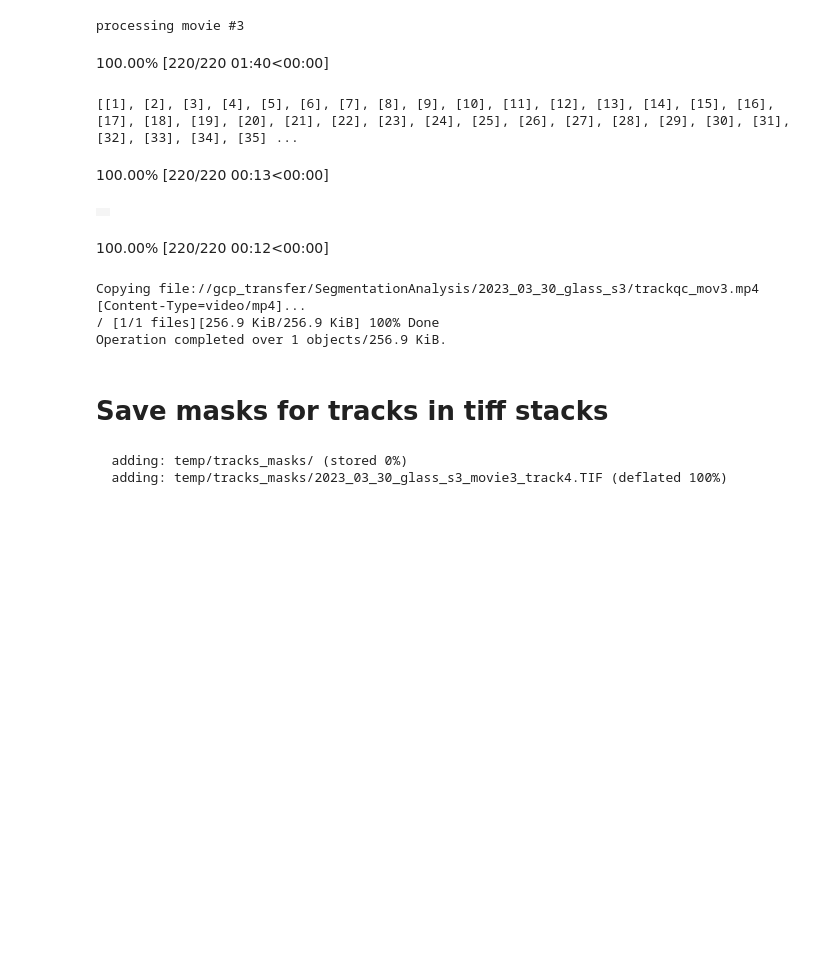
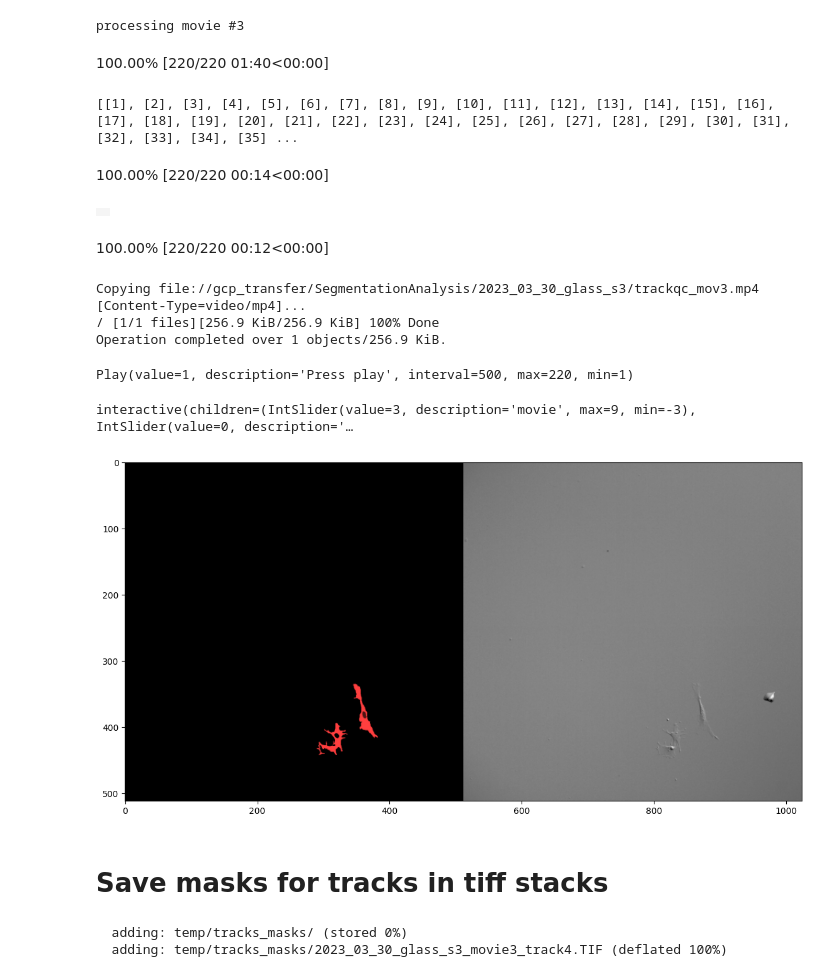
Before and after one commit to minerharry/cell-tracking, a Jupyter notebook: Unified_Tracking_and_Shape_Notebook.ipynb, the cells around one changed output. Drawn from its saved outputs; the diff is of its cells as text; code cells hidden in the pictures; blank space fills up the shorter version.

Commit message:
Changed function for viewing track qc with matlab

```diff
--- a/Unified_Tracking_and_Shape_Notebook.ipynb
+++ b/Unified_Tracking_and_Shape_Notebook.ipynb
@@ -1330,8 +1330,8 @@ def get_frame(images,masks,tracks_images,frame,showCenters=False,showNames=False
       combined = cv2.putText(combined,str(frame),(0,combined.shape[0]),textfont,textsize,(255,255,255),1);
     return combined
 
-def f(frame,showCenters=False,showNames=False,tracks_display="Neither"):
-  c = get_frame(images,masks,tracks_images,frame,showCenters=showCenters,showNames=showNames);
+def f(movie,frame,showCenters=True,showNames=True,tracks_display="Both"):
+  c = get_frame(images[movie],masks[movie],tracks_images[movie],frame,showCenters=showCenters,showNames=showNames,tracks_display=tracks_display);
   l.set_data(c);
   fig.canvas.draw() #use with %matplotlib notebook
   display(fig) #use with %matplotlib inline
@@ -1541,7 +1541,7 @@ except KeyError as k:
   raise Exception("Unable to load entire movie - run the parameters and computation cells to ensure full movie complete") from k;
 # %% [output]
 [[1], [2], [3], [4], [5], [6], [7], [8], [9], [10], [11], [12], [13], [14], [15], [16], [17], [18], [19], [20], [21], [22], [23], [24], [25], [26], [27], [28], [29], [30], [31], [32], [33], [34], [35] ...
-100.00% [220/220 00:13<00:00]
+100.00% [220/220 00:14<00:00]
 |  |
 # %%
 #@markdown ## Save Video Output (Mediapy)
@@ -1644,32 +1644,36 @@ push_analysis();
 # %%
 #@markdown ## View Tracking Output - Matlab
 #@markdown ### Slower and rougher playing experience, but dynamically changeable
 import time
 import ipywidgets
 #@markdown Framerate: how quickly movie will be shown in frames per second (will be limited by image display speed)
 framerate =  2#@param {"type":"number"}
 delay = 1/framerate;
 
 
 fig = plt.figure(figsize=(14, 8))
 ax_mask = fig.add_subplot(111)
-l = ax_mask.imshow(get_frame(frames[0]));
+l = ax_mask.imshow(get_frame(images[movie_selection],masks[movie_selection],tracks_images[movie_selection],frames[0]));
 
 
 play = widgets.Play(
     min=frames[0],
     max=frames[-1],
     step=frspace,
     value=frames[0],
     interval=delay*1000,
     description="Press play",
     disabled=False
 )
 slider = widgets.IntSlider(msg_throttle=1)
 widgets.jslink((play, 'value'), (slider, 'value'))
 # display(widgets.HBox([play, slider]))
 display(play);
-interact(f,frame=slider,showCenters=False,showNames=False);
+interact(f,movie=movie_selection,frame=slider,showCenters=False,showNames=False);
+# %% [output]
+Play(value=1, description='Press play', interval=500, max=220, min=1)
+interactive(children=(IntSlider(value=3, description='movie', max=9, min=-3), IntSlider(value=0, description='…
+[figure, added]
 # %% [markdown]
 # Save masks for tracks in tiff stacks
 # %%
```
